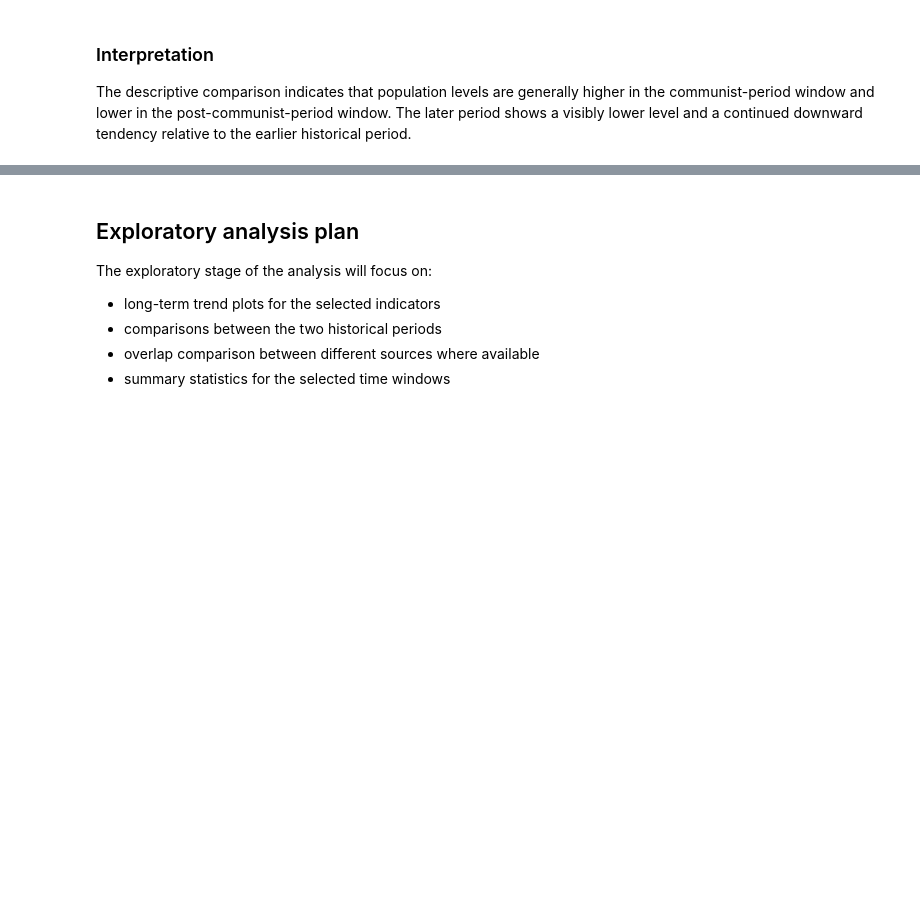
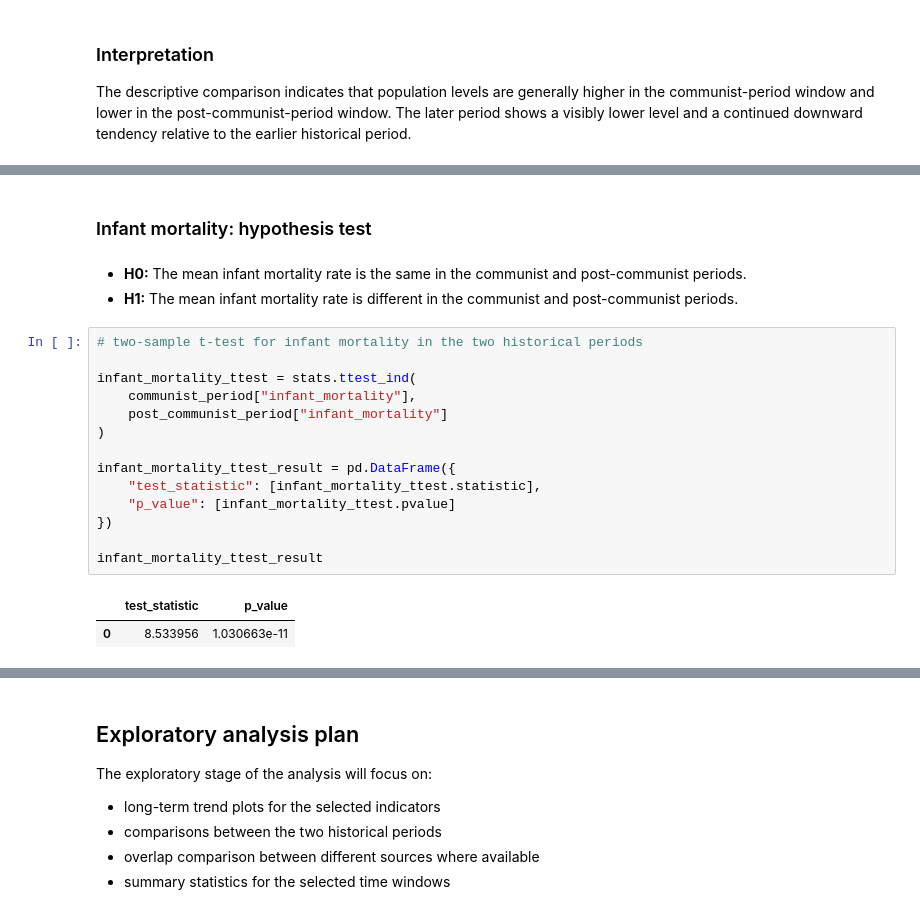
Before and after one commit to AleksM654/bulgaria-before-after-1989, a Jupyter notebook: notebooks/02_final_project_analysis.ipynb, the cells around one changed output, grey strips where cells are left out. Drawn from its saved outputs; the diff is of its cells as text; blank space fills up the shorter version.

```diff
--- a/notebooks/02_final_project_analysis.ipynb
+++ b/notebooks/02_final_project_analysis.ipynb
@@ -572,0 +617,22 @@ The descriptive comparison indicates that population levels are generally higher
+# %% [markdown]
+### Infant mortality: hypothesis test
+# %% [markdown]
+- **H0:** The mean infant mortality rate is the same in the communist and post-communist periods.
+- **H1:** The mean infant mortality rate is different in the communist and post-communist periods.
+# %%
+# two-sample t-test for infant mortality in the two historical periods
+
+infant_mortality_ttest = stats.ttest_ind(
+    communist_period["infant_mortality"],
+    post_communist_period["infant_mortality"]
+)
+
+infant_mortality_ttest_result = pd.DataFrame({
+    "test_statistic": [infant_mortality_ttest.statistic],
+    "p_value": [infant_mortality_ttest.pvalue]
+})
+
+infant_mortality_ttest_result
+# %% [output]
+|  | test_statistic | p_value |
+| 0 | 8.533956 | 1.030663e-11 |
```
Also changed, not shown: parts of 16 cells of this notebook, 1 other file.
